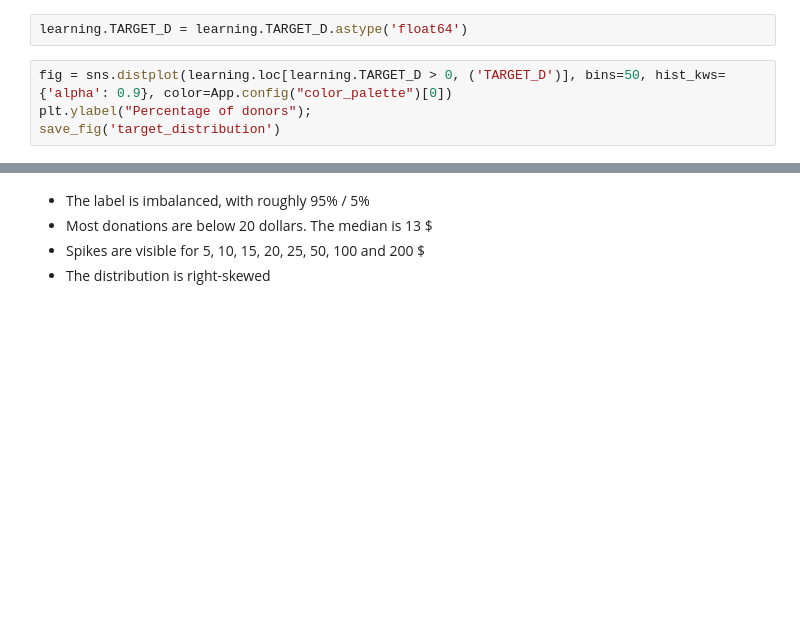
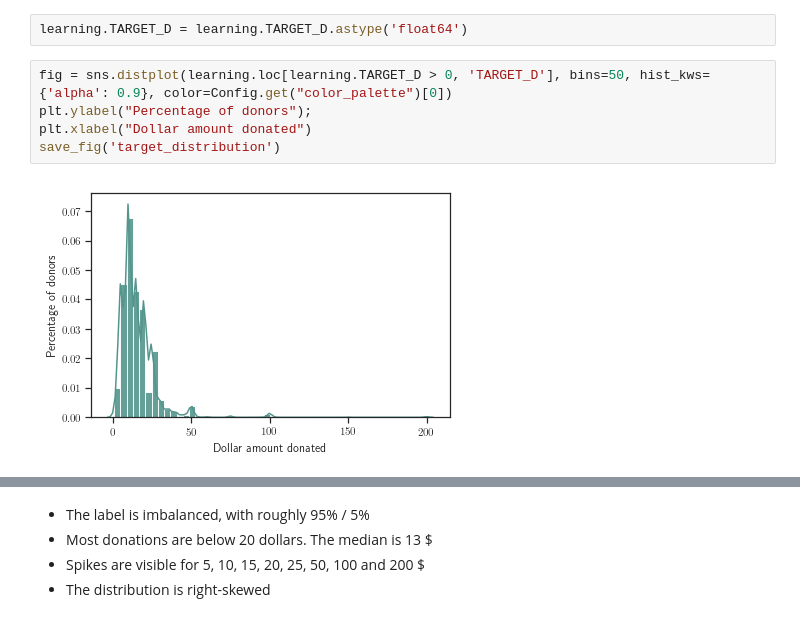
Before and after one commit to datarian/master-thesis-msc-statistics, a Jupyter notebook: notebooks/eda.ipynb, the cells around one changed output, grey strips where cells are left out. Cells and saved outputs as stored; diff of their text form; blank space fills up the shorter version.

```diff
--- a/notebooks/eda.ipynb
+++ b/notebooks/eda.ipynb
@@ -207,8 +53,11 @@ save_fig(fig_id="_ratio_binary");
 # %%
 learning.TARGET_D = learning.TARGET_D.astype('float64')
 # %%
-fig = sns.distplot(learning.loc[learning.TARGET_D > 0, ('TARGET_D')], bins=50, hist_kws={'alpha': 0.9}, color=App.config("color_palette")[0])
+fig = sns.distplot(learning.loc[learning.TARGET_D > 0, 'TARGET_D'], bins=50, hist_kws={'alpha': 0.9}, color=Config.get("color_palette")[0])
 plt.ylabel("Percentage of donors");
+plt.xlabel("Dollar amount donated")
 save_fig('target_distribution')
+# %% [output]
+[figure, added]
 # %%
 learning.loc[learning.TARGET_D > 0.0, 'TARGET_D'].median()
```
Also changed, not shown: parts of 46 cells of this notebook, 3 other files.
